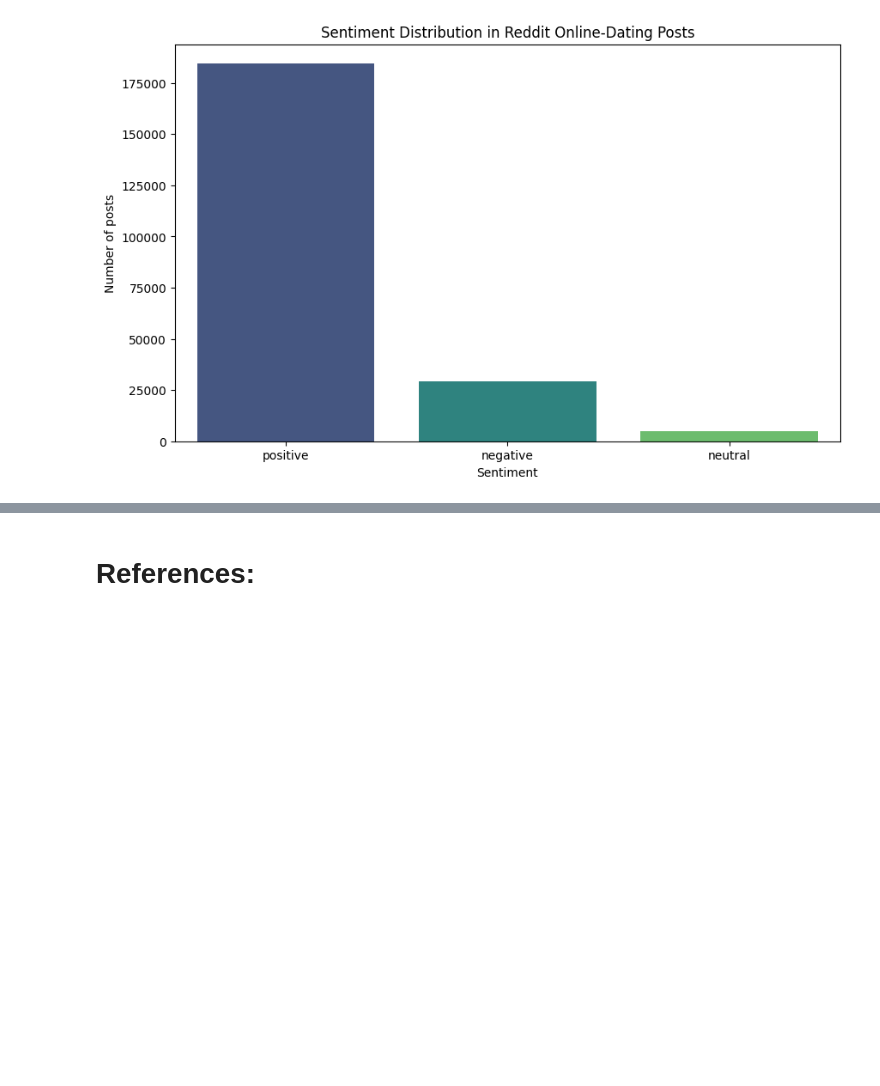
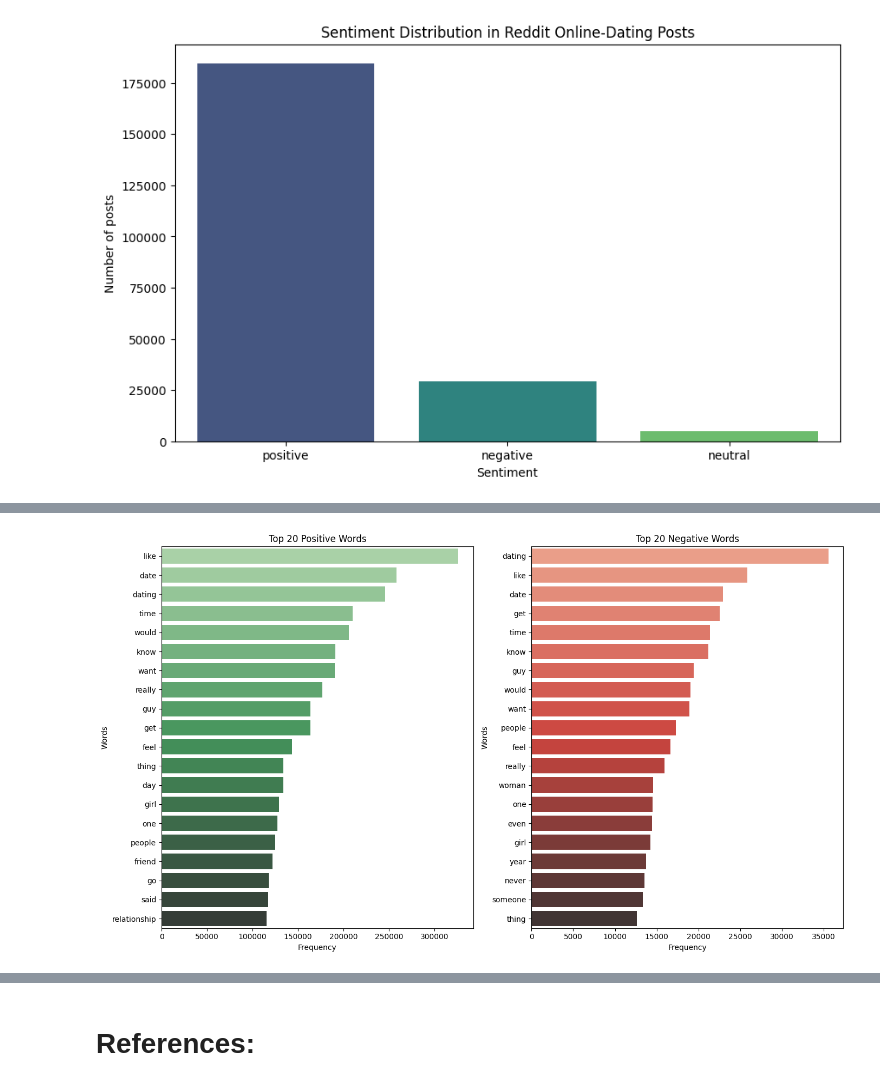
Before and after one commit to Rayenbt/income-prediction-and-reddit-sentiment, a Jupyter notebook: ML_CA2.ipynb, the cells around one changed output, grey strips where cells are left out. Drawn from its saved outputs; the diff is of its cells as text; code cells hidden in the pictures; blank space fills up the shorter version.

Commit message:
semantic analysis visualisations

```diff
--- a/ML_CA2.ipynb
+++ b/ML_CA2.ipynb
@@ -863,3 +854,32 @@ plt.ylabel('Number of posts')
 plt.show()
 # %% [output]
 [figure]
+# %%
+# Separate words into positive and negative categories
+positive_words = []
+negative_words = []
+
+for _, row in df_clean.iterrows():
+    if row['Sentiment'] == 'positive':
+        positive_words.extend(row['Tokens'])
+    elif row['Sentiment'] == 'negative':
+        negative_words.extend(row['Tokens'])
+
+# Count the frequency of each word
+positive_word_counts = Counter(positive_words)
+negative_word_counts = Counter(negative_words)
+
+# Get the top 20 most frequent words in each category
+top_positive_words = positive_word_counts.most_common(20)
+top_negative_words = negative_word_counts.most_common(20)
+
+# Convert to DataFrame
+top_positive_df = pd.DataFrame(top_positive_words, columns=['Word', 'Frequency'])
+top_negative_df = pd.DataFrame(top_negative_words, columns=['Word', 'Frequency'])
+
+# Display the results
+print("Top 20 Positive Words:")
+print(top_positive_df)
+
+print("\nTop 20 Negative Words:")
+print(top_negative_df)
@@ -865,0 +904,17 @@ plt.show()
+# %%
+# Create plots
+plt.figure(figsize=(14, 8))
+plt.subplot(1, 2, 1)
+sns.barplot(x='Frequency', y='Word', data=top_positive_df, palette='Greens_d')
+plt.title('Top 20 Positive Words')
+plt.xlabel('Frequency')
+plt.ylabel('Words')
+plt.subplot(1, 2, 2)
+sns.barplot(x='Frequency', y='Word', data=top_negative_df, palette='Reds_d')
+plt.title('Top 20 Negative Words')
+plt.xlabel('Frequency')
+plt.ylabel('Words')
+plt.tight_layout()
+plt.show()
+# %% [output]
+[figure, added]
```
Also changed, not shown: parts of 4 cells of this notebook.
